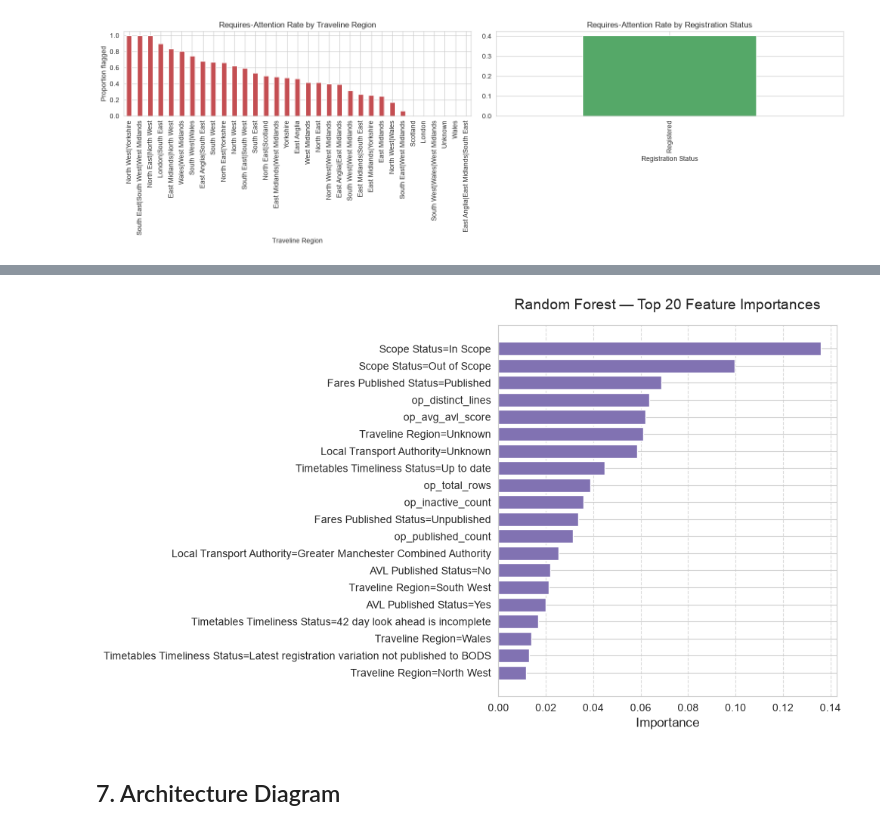
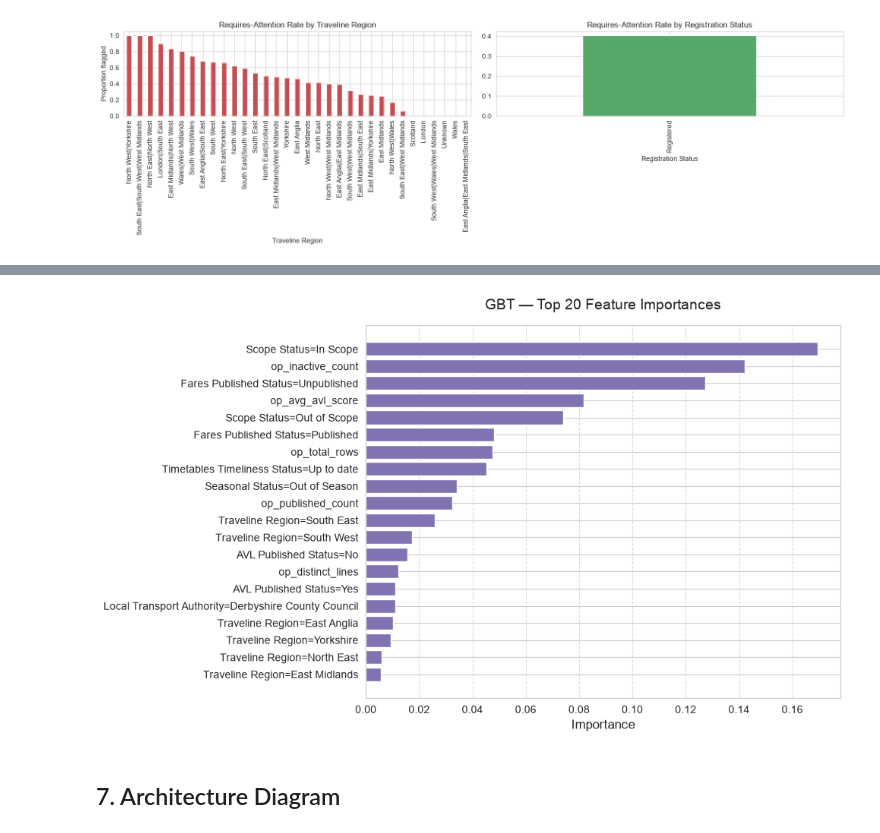
Before and after one commit to Abi-Aeera/240367_BIGDATA_Assignment, a Jupyter notebook: explore.ipynb, the cells around one changed output, grey strips where cells are left out. Drawn from its saved outputs; the diff is of its cells as text; code cells hidden in the pictures.

```diff
--- a/explore.ipynb
+++ b/explore.ipynb
@@ -623,34 +621,34 @@ plt.show()
 # %%
-rf_model = fitted_models["Random Forest"]
+rf_model = fitted_models["GBT"]
 importances = rf_model.featureImportances.toArray()
 
 # Pull the fitted StringIndexer stages back out of the pipeline
 # (they are the first len(CATEGORICAL_COLS) stages, in the order we built them).
 fitted_indexers = pipeline_model.stages[:len(CATEGORICAL_COLS)]
 
 expanded_feature_names = []
 for col_name, fitted_indexer in zip(CATEGORICAL_COLS, fitted_indexers):
     expanded_feature_names += [f"{col_name}={label}" for label in fitted_indexer.labels]
 feature_names = expanded_feature_names + NUMERIC_COLS
 
 assert len(feature_names) == len(importances), (
     f"feature_names ({len(feature_names)}) and importances ({len(importances)}) length mismatch"
 )
 
 imp_df = pd.DataFrame({"feature": feature_names, "importance": importances}).sort_values("importance", ascending=True)
 top_n = 20
 top_imp_df = imp_df.tail(top_n)
 
 fig, ax = plt.subplots(figsize=(10, 6))
 ax.barh(top_imp_df["feature"], top_imp_df["importance"], color="#8172B2")
-ax.set_title(f"Random Forest — Top {top_n} Feature Importances", fontsize=14, pad=15)
+ax.set_title(f"GBT — Top {top_n} Feature Importances", fontsize=14, pad=15)
 ax.set_xlabel("Importance", fontsize=12)
 ax.grid(axis="x", linestyle="--", alpha=0.7)
 plt.tight_layout()
 plt.savefig("output/fig_feature_importance.png", dpi=150)
 plt.show()
 # %% [output]
-[figure, old version]
+[figure, new version]
 # %% [markdown]
 ## 7. Architecture Diagram
 # %%
```
Also changed, not shown: parts of 19 cells of this notebook, 21 other files.
